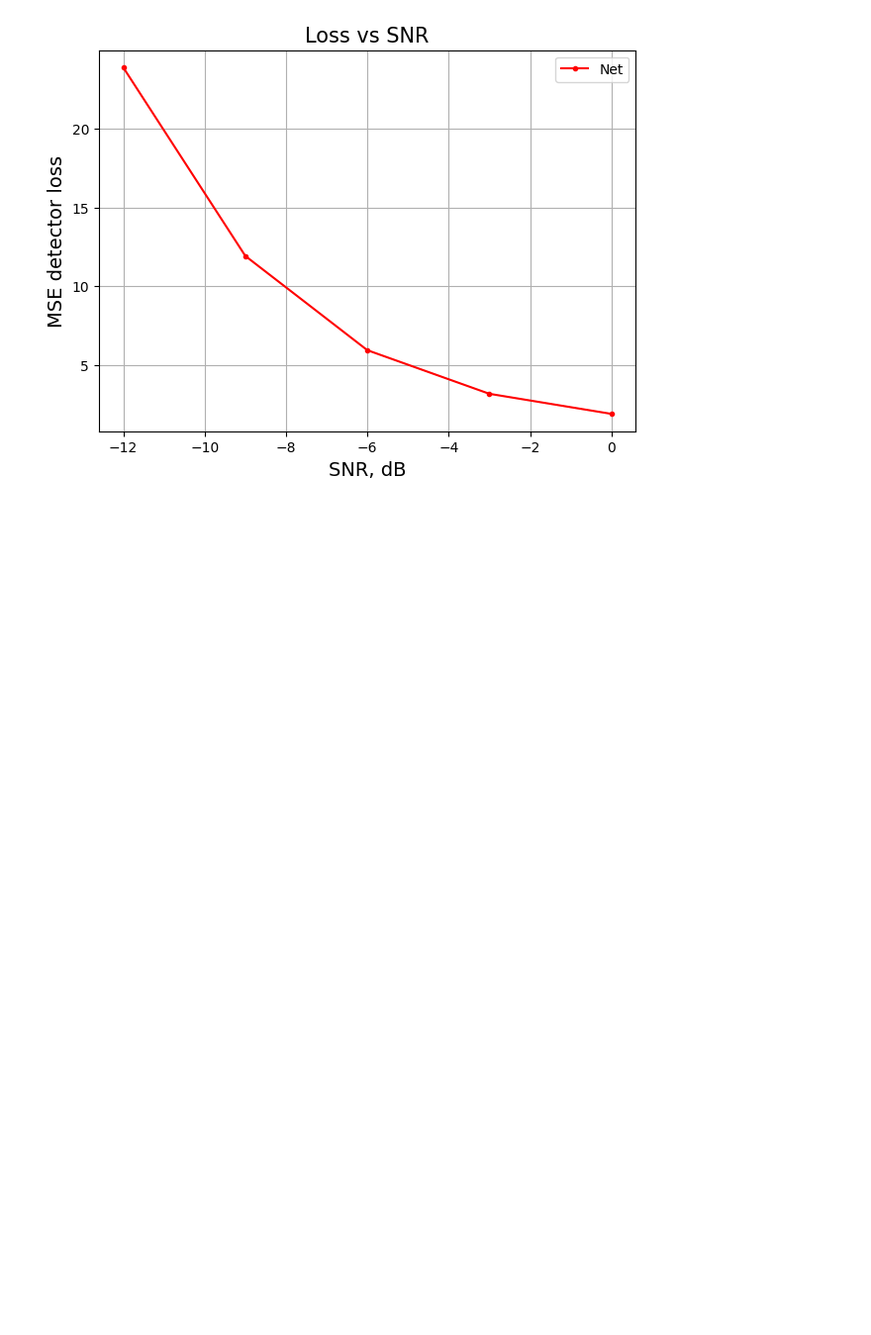
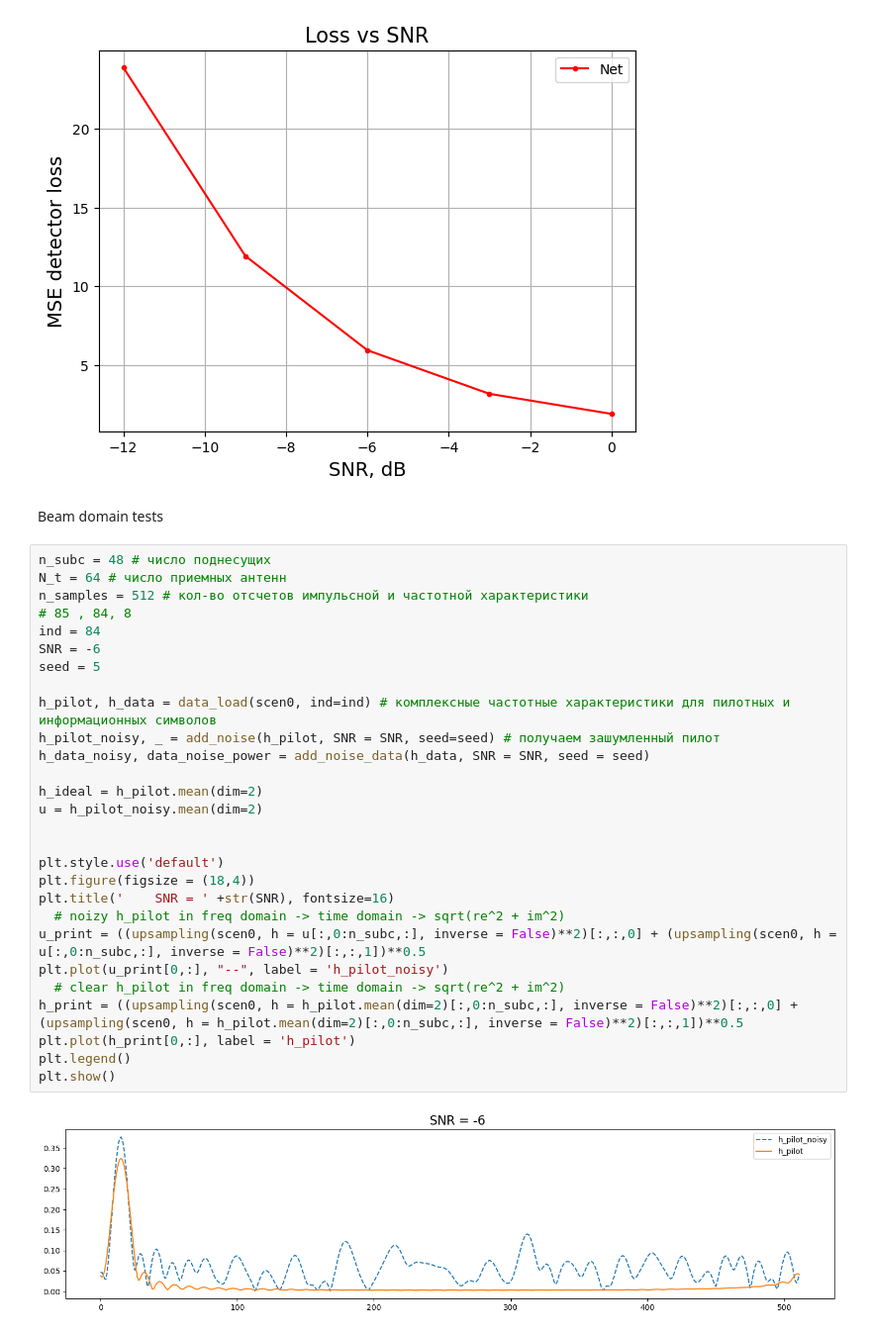
Before and after one commit to Albly/ML_for_channel_estimation, a Jupyter notebook: main.ipynb, the cells around one changed output. Shown at 99% size. Drawn from its saved outputs; the diff is of its cells as text; blank space fills up the shorter version.

Commit message:
beam domain experiments have been added

```diff
--- a/main.ipynb
+++ b/main.ipynb
@@ -626,3 +664,35 @@ plt.legend()
 plt.show()
 # %% [output]
 [figure]
+# %% [markdown]
+Beam domain tests
+# %%
+n_subc = 48 # число поднесущих
+N_t = 64 # число приемных антенн
+n_samples = 512 # кол-во отсчетов импульсной и частотной характеристики
+# 85 , 84, 8
+ind = 84
+SNR = -6
+seed = 5
+
+h_pilot, h_data = data_load(scen0, ind=ind) # комплексные частотные характеристики для пилотных и информационных символов
+h_pilot_noisy, _ = add_noise(h_pilot, SNR = SNR, seed=seed) # получаем зашумленный пилот
+h_data_noisy, data_noise_power = add_noise_data(h_data, SNR = SNR, seed = seed)
+
+h_ideal = h_pilot.mean(dim=2)
+u = h_pilot_noisy.mean(dim=2)
+
+
+plt.style.use('default')
+plt.figure(figsize = (18,4))
+plt.title('    SNR = ' +str(SNR), fontsize=16)
+  # noizy h_pilot in freq domain -> time domain -> sqrt(re^2 + im^2)
+u_print = ((upsampling(scen0, h = u[:,0:n_subc,:], inverse = False)**2)[:,:,0] + (upsampling(scen0, h = u[:,0:n_subc,:], inverse = False)**2)[:,:,1])**0.5
+plt.plot(u_print[0,:], "--", label = 'h_pilot_noisy')
+  # clear h_pilot in freq domain -> time domain -> sqrt(re^2 + im^2)
+h_print = ((upsampling(scen0, h = h_pilot.mean(dim=2)[:,0:n_subc,:], inverse = False)**2)[:,:,0] + (upsampling(scen0, h = h_pilot.mean(dim=2)[:,0:n_subc,:], inverse = False)**2)[:,:,1])**0.5
+plt.plot(h_print[0,:], label = 'h_pilot')
+plt.legend()
+plt.show()
+# %% [output]
+[figure, added]
```
Also changed, not shown: parts of 16 cells of this notebook, 2 other files.
